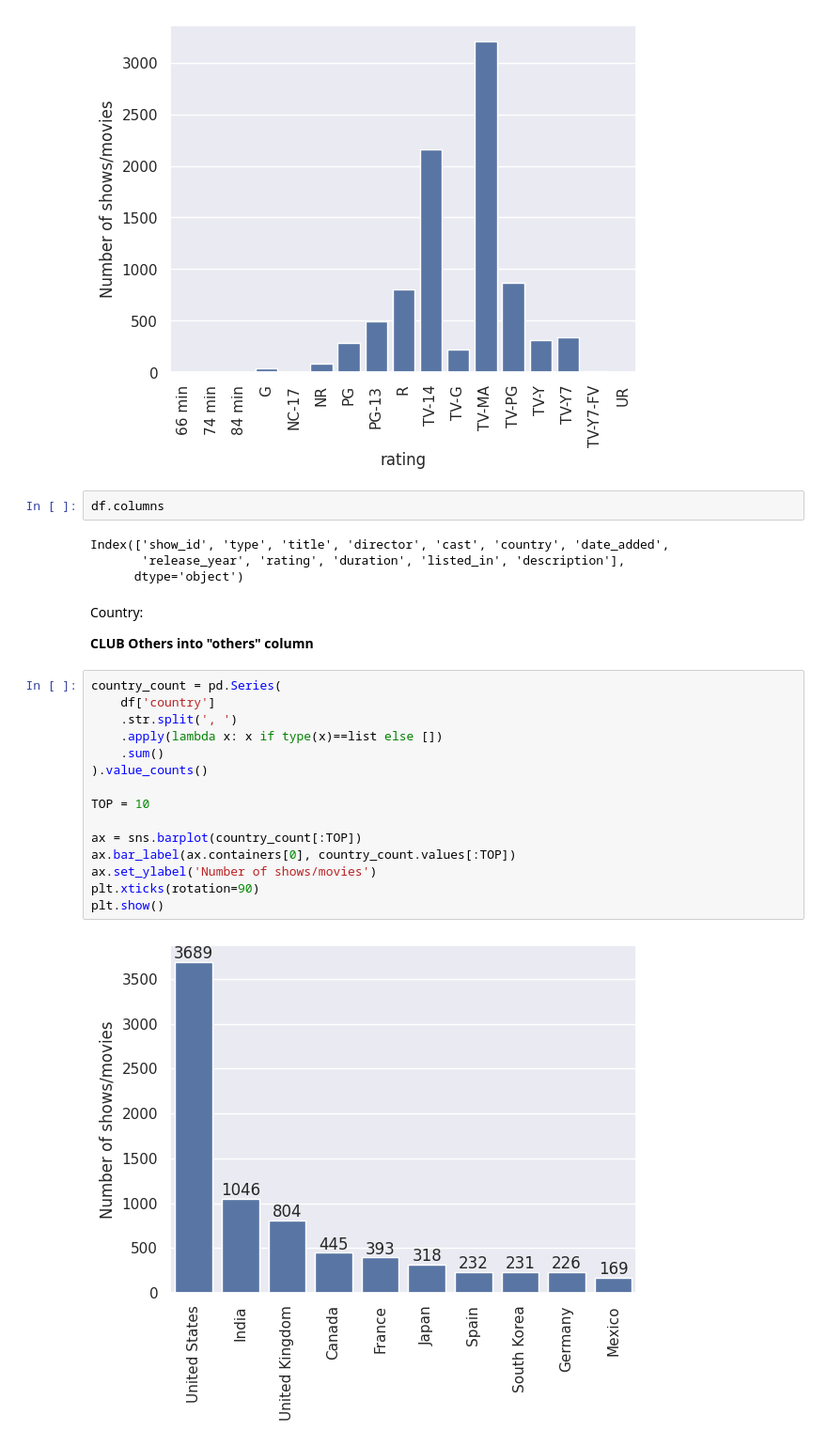
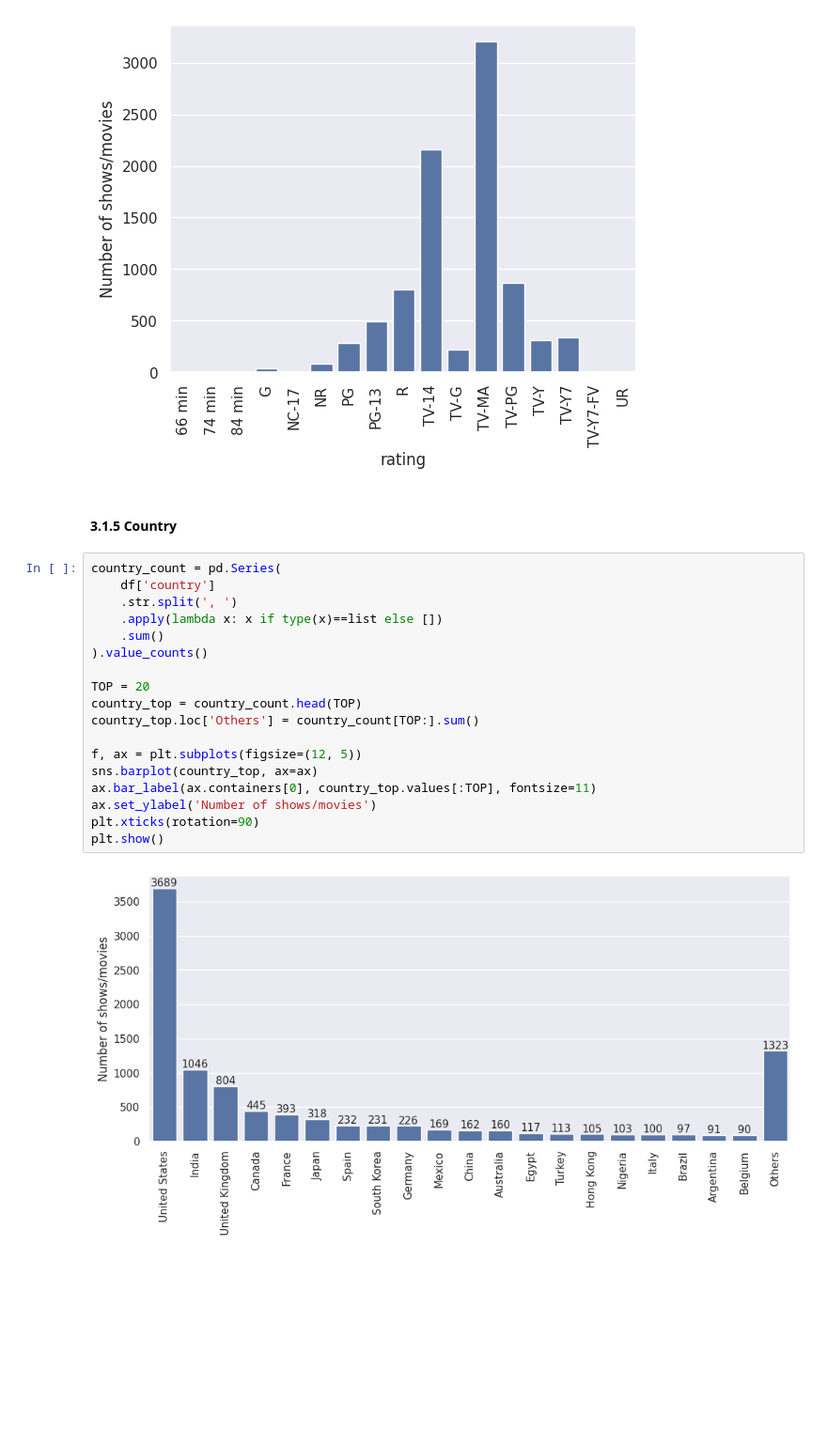
Before and after one commit to ravikumargrk/assignments, a Jupyter notebook: case-studies/20250201-DataCleaning.ipynb, the cells around one changed output. Shown at 94% size. Cells and saved outputs as stored; diff of their text form; blank space fills up the shorter version.

```diff
--- a/case-studies/20250201-DataCleaning.ipynb
+++ b/case-studies/20250201-DataCleaning.ipynb
@@ -192,30 +190,25 @@ plt.xticks(rotation=90)
 plt.show()
 # %% [output]
 [figure]
-# %%
-df.columns
-# %% [output]
-Index(['show_id', 'type', 'title', 'director', 'cast', 'country', 'date_added',
-       'release_year', 'rating', 'duration', 'listed_in', 'description'],
-      dtype='object')
-# %% [markdown]
-Country:
-
-**CLUB Others into "others" column**
+# %% [markdown]
+#### 3.1.5 Country
 # %%
 country_count = pd.Series(
     df['country']
     .str.split(', ')
     .apply(lambda x: x if type(x)==list else [])
     .sum()
 ).value_counts()
 
-TOP = 10
+TOP = 20
+country_top = country_count.head(TOP)
+country_top.loc['Others'] = country_count[TOP:].sum()
 
-ax = sns.barplot(country_count[:TOP])
-ax.bar_label(ax.containers[0], country_count.values[:TOP])
+f, ax = plt.subplots(figsize=(12, 5))
+sns.barplot(country_top, ax=ax)
+ax.bar_label(ax.containers[0], country_top.values[:TOP], fontsize=11)
 ax.set_ylabel('Number of shows/movies')
 plt.xticks(rotation=90)
 plt.show()
 # %% [output]
-[figure, old version]
+[figure, new version]
```
Also changed, not shown: parts of 14 cells of this notebook.
